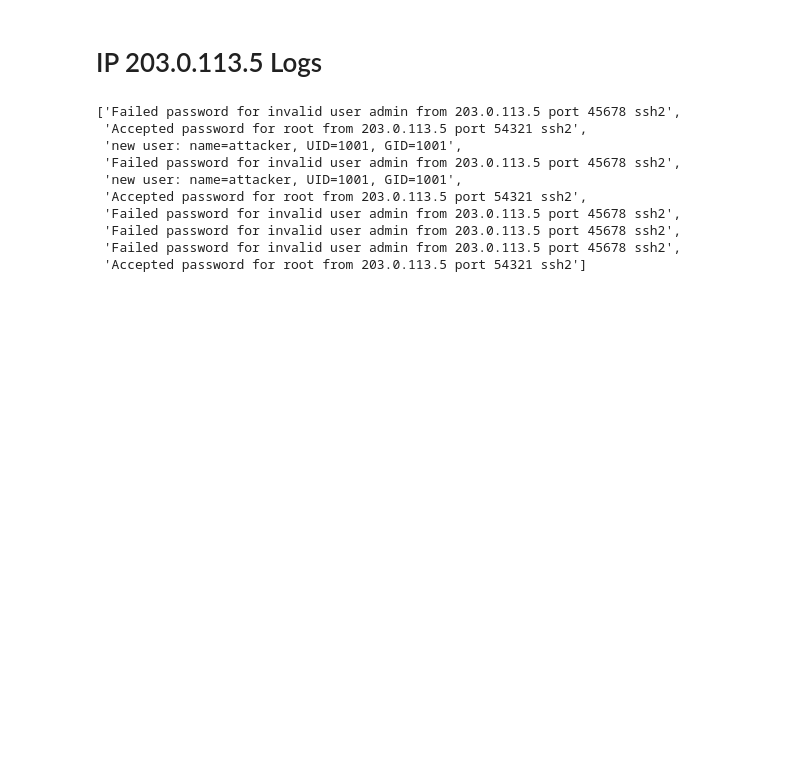
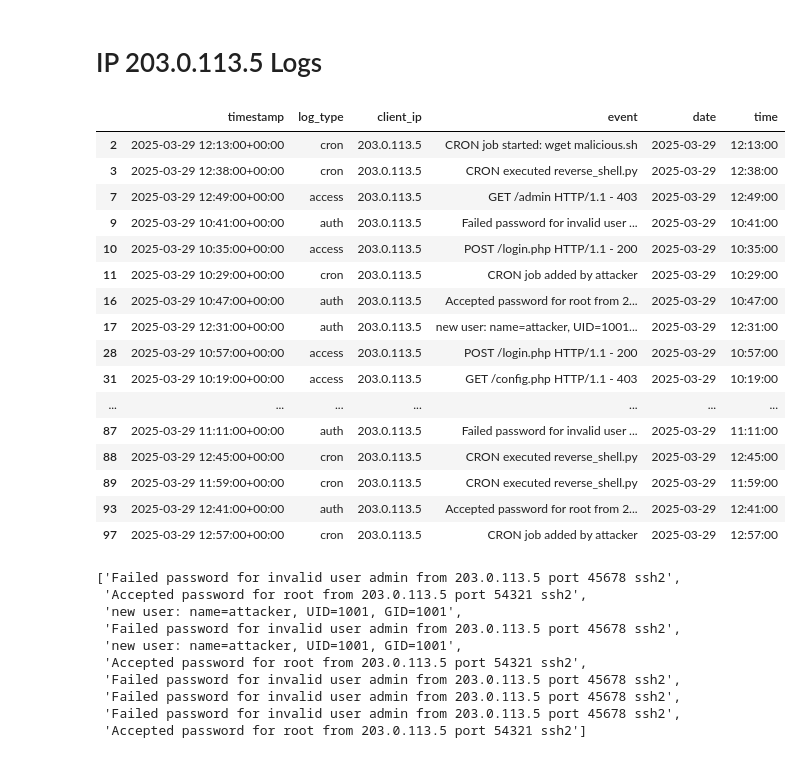
Before and after one commit to Zz1rg/CyberGroup2, a Jupyter notebook: AnalyzeLog.ipynb, the cells around one changed output. Saved outputs shown, nothing was run; the diff lists cells and outputs as text; code cells hidden in the pictures; blank space fills up the shorter version.

```diff
--- a/AnalyzeLog.ipynb
+++ b/AnalyzeLog.ipynb
@@ -117,6 +137,26 @@ df[(df['client_ip'] == '192.168.1.11') & (df['log_type'] == 'cron')]['event'].to
  'CRON job started: wget malicious.sh']
 # %% [markdown]
 # IP 203.0.113.5 Logs
+# %%
+df[df['client_ip'] == '203.0.113.5']
+# %% [output]
+|  | timestamp | log_type | client_ip | event | date | time |
+| 2 | 2025-03-29 12:13:00+00:00 | cron | 203.0.113.5 | CRON job started: wget malicious.sh | 2025-03-29 | 12:13:00 |
+| 3 | 2025-03-29 12:38:00+00:00 | cron | 203.0.113.5 | CRON executed reverse_shell.py | 2025-03-29 | 12:38:00 |
+| 7 | 2025-03-29 12:49:00+00:00 | access | 203.0.113.5 | GET /admin HTTP/1.1 - 403 | 2025-03-29 | 12:49:00 |
+| 9 | 2025-03-29 10:41:00+00:00 | auth | 203.0.113.5 | Failed password for invalid user ... | 2025-03-29 | 10:41:00 |
+| 10 | 2025-03-29 10:35:00+00:00 | access | 203.0.113.5 | POST /login.php HTTP/1.1 - 200 | 2025-03-29 | 10:35:00 |
+| 11 | 2025-03-29 10:29:00+00:00 | cron | 203.0.113.5 | CRON job added by attacker | 2025-03-29 | 10:29:00 |
+| 16 | 2025-03-29 10:47:00+00:00 | auth | 203.0.113.5 | Accepted password for root from 2... | 2025-03-29 | 10:47:00 |
+| 17 | 2025-03-29 12:31:00+00:00 | auth | 203.0.113.5 | new user: name=attacker, UID=1001... | 2025-03-29 | 12:31:00 |
+| 28 | 2025-03-29 10:57:00+00:00 | access | 203.0.113.5 | POST /login.php HTTP/1.1 - 200 | 2025-03-29 | 10:57:00 |
+| 31 | 2025-03-29 10:19:00+00:00 | access | 203.0.113.5 | GET /config.php HTTP/1.1 - 403 | 2025-03-29 | 10:19:00 |
+| ... | ... | ... | ... | ... | ... | ... |
+| 87 | 2025-03-29 11:11:00+00:00 | auth | 203.0.113.5 | Failed password for invalid user ... | 2025-03-29 | 11:11:00 |
+| 88 | 2025-03-29 12:45:00+00:00 | cron | 203.0.113.5 | CRON executed reverse_shell.py | 2025-03-29 | 12:45:00 |
+| 89 | 2025-03-29 11:59:00+00:00 | cron | 203.0.113.5 | CRON executed reverse_shell.py | 2025-03-29 | 11:59:00 |
+| 93 | 2025-03-29 12:41:00+00:00 | auth | 203.0.113.5 | Accepted password for root from 2... | 2025-03-29 | 12:41:00 |
+| 97 | 2025-03-29 12:57:00+00:00 | cron | 203.0.113.5 | CRON job added by attacker | 2025-03-29 | 12:57:00 |
 # %%
 df[(df['client_ip'] == '203.0.113.5') & (df['log_type'] == 'auth')]['event'].to_list()
 # %% [output]
```
Also changed, not shown: parts of 11 cells of this notebook.
